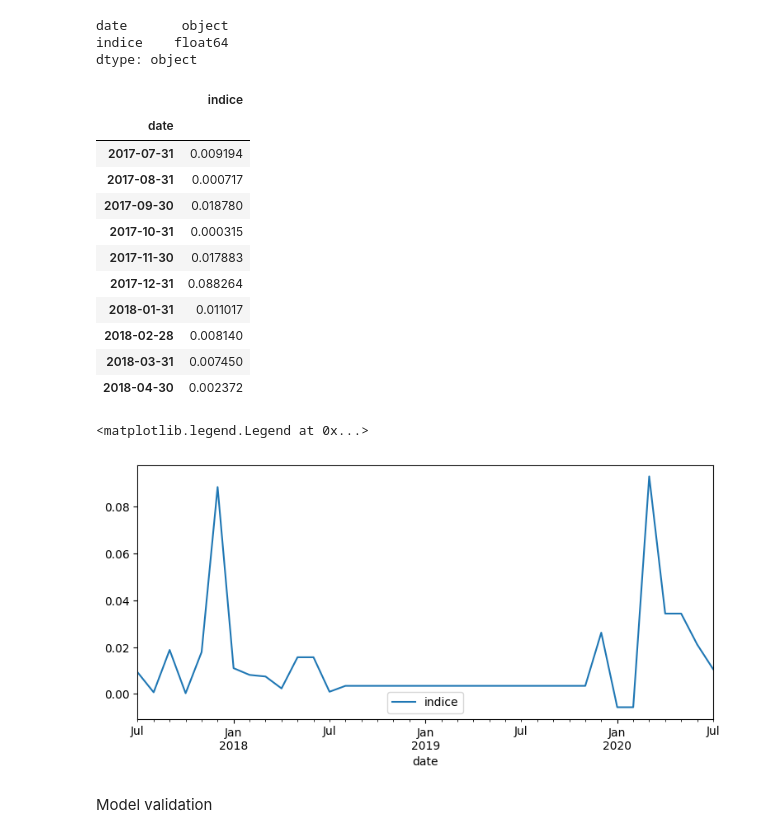
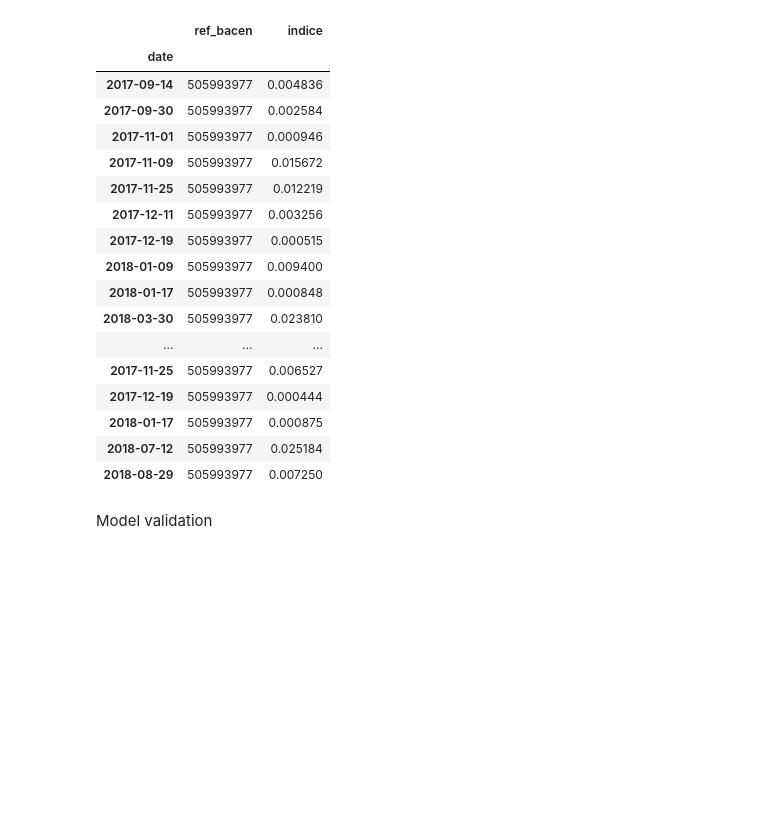
Before and after one commit to PhatomFatec/GeoForesight-back, a Jupyter notebook: notebooks/4.0-lg-Forecast.ipynb, the cells around one changed output. Cells and saved outputs as stored; diff of their text form; code cells hidden in the pictures; blank space fills up the shorter version.

```diff
--- a/notebooks/4.0-lg-Forecast.ipynb
+++ b/notebooks/4.0-lg-Forecast.ipynb
@@ -44,6 +49,0 @@ data
-# %%
-data.dtypes
-# %% [output]
-date       object
-indice    float64
-dtype: object
@@ -52,28 +50,23 @@ data['date'] = pd.to_datetime(data['date'], format='%Y-%m-%d')
-# %%
-data = data.set_index('date')
-data = data.groupby(data.index).mean()
-data = data.asfreq("M",method='backfill')
-data = data.sort_index()
-data
-# %% [output]
-|  | indice |
-| date |  |
-| 2017-07-31 | 0.009194 |
-| 2017-08-31 | 0.000717 |
-| 2017-09-30 | 0.018780 |
-| 2017-10-31 | 0.000315 |
-| 2017-11-30 | 0.017883 |
-| 2017-12-31 | 0.088264 |
-| 2018-01-31 | 0.011017 |
-| 2018-02-28 | 0.008140 |
-| 2018-03-31 | 0.007450 |
-| 2018-04-30 | 0.002372 |
-# %%
-fig, ax = plt.subplots(figsize=(9, 4))
-data['indice'].plot(ax=ax, label='indice')
-ax.legend()
-# %% [output]
-<matplotlib.legend.Legend at 0x...>
-[figure, removed]
+# %%
+dados[dados['ref_bacen'] == '505993977']
+# %% [output]
+|  | ref_bacen | indice |
+| date |  |  |
+| 2017-09-14 | 505993977 | 0.004836 |
+| 2017-09-30 | 505993977 | 0.002584 |
+| 2017-11-01 | 505993977 | 0.000946 |
+| 2017-11-09 | 505993977 | 0.015672 |
+| 2017-11-25 | 505993977 | 0.012219 |
+| 2017-12-11 | 505993977 | 0.003256 |
+| 2017-12-19 | 505993977 | 0.000515 |
+| 2018-01-09 | 505993977 | 0.009400 |
+| 2018-01-17 | 505993977 | 0.000848 |
+| 2018-03-30 | 505993977 | 0.023810 |
+| ... | ... | ... |
+| 2017-11-25 | 505993977 | 0.006527 |
+| 2017-12-19 | 505993977 | 0.000444 |
+| 2018-01-17 | 505993977 | 0.000875 |
+| 2018-07-12 | 505993977 | 0.025184 |
+| 2018-08-29 | 505993977 | 0.007250 |
 # %% [markdown]
 Model validation
```
Also changed, not shown: parts of 22 cells of this notebook, 3 other files.
